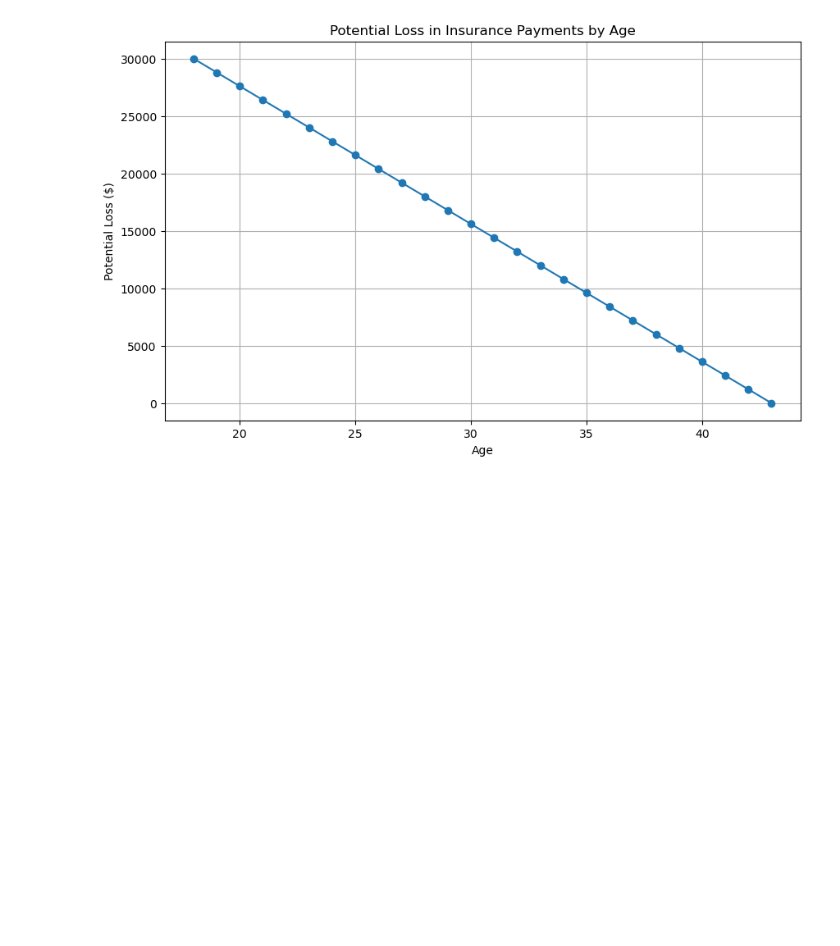
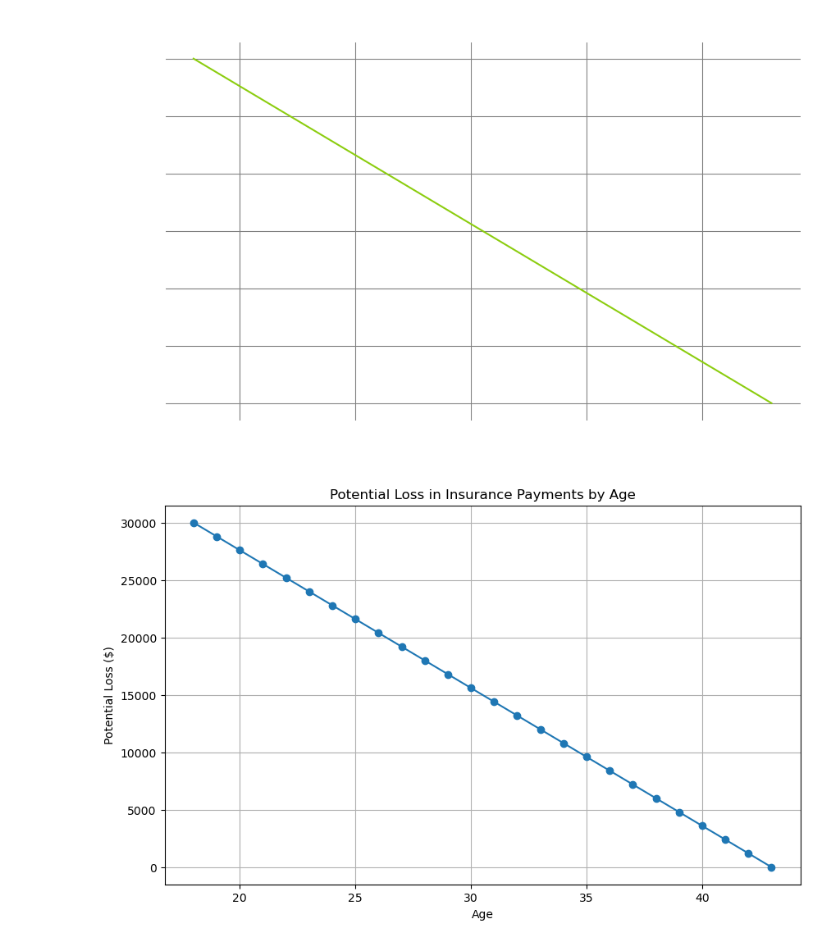
Before and after one commit to snophey/baselhack_2024, a Jupyter notebook: assets/make_plots.ipynb, the cells around one changed output. Saved outputs shown, nothing was run; the diff lists cells and outputs as text; code cells hidden in the pictures; blank space fills up the shorter version.

Commit message:
updating the presentation with latest figures

```diff
--- a/assets/make_plots.ipynb
+++ b/assets/make_plots.ipynb
@@ -1 +1,30 @@
+# %%
+import numpy as np
+
+import matplotlib.pyplot as plt
+
+# Define the age range
+ages = np.arange(18, 44)
+
+# Calculate the potential loss
+monthly_payment = 100
+potential_loss = (43 - ages) * 12 * monthly_payment
+
+# Plot the data
+plt.figure(figsize=(10, 6), facecolor='none')
+plt.plot(ages, potential_loss, color='#8ccd10')
+plt.title('Potential Loss in Insurance Payments by Age', color='white')
+plt.xlabel('Age', color='white')
+plt.ylabel('Potential Loss ($)', color='white')
+plt.grid(True, color='gray')
+plt.gca().patch.set_alpha(0)  # Make the background transparent
+plt.gca().spines['bottom'].set_color('white')
+plt.gca().spines['top'].set_color('white')
+plt.gca().spines['right'].set_color('white')
+plt.gca().spines['left'].set_color('white')
+plt.gca().tick_params(axis='x', colors='white')
+plt.gca().tick_params(axis='y', colors='white')
+plt.show()
+# %% [output]
+[figure, added]
 # %%
```
Also changed, not shown: parts of 2 cells of this notebook, 1 other file.
